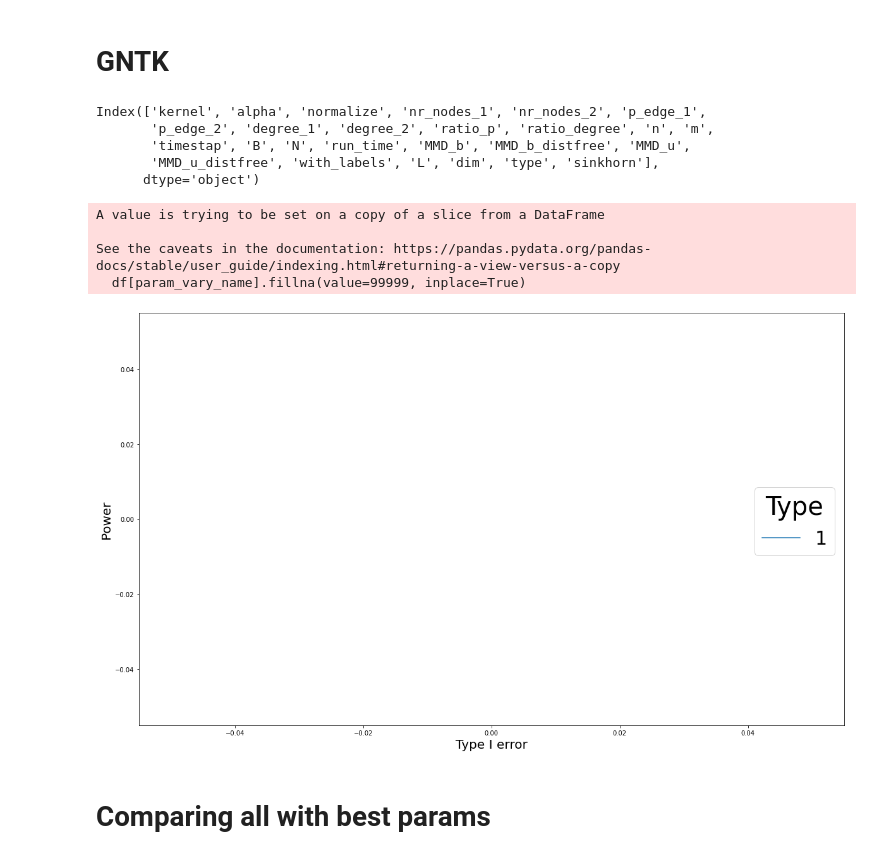
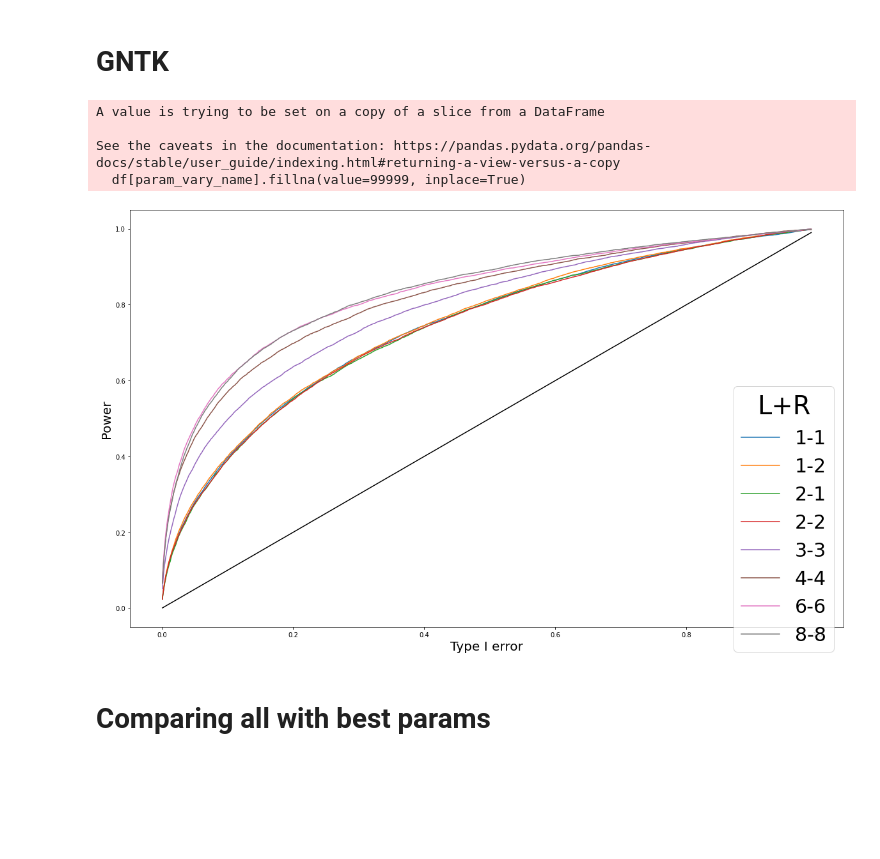
Before and after one commit to ragnarlevi/GTST, a Jupyter notebook: Analysis/BGDegreeAnalysis.ipynb, the cells around one changed output. Cells and saved outputs as stored; diff of their text form; code cells hidden in the pictures; blank space fills up the shorter version.

```diff
--- a/Analysis/BGDegreeAnalysis.ipynb
+++ b/Analysis/BGDegreeAnalysis.ipynb
@@ -549,7 +545,7 @@ print(np.unique(df['n']))
 print(np.unique(df['m']))
 print(np.unique(df['nr_nodes_1']))
 print(np.unique(df['nr_nodes_2']))
-VH = VH.loc[(VH['N'] == 10000) | (VH['N'] == 3000)]
+VH = VH.loc[((VH['N'] == 10000) | (VH['N'] == 3000)) & (VH['nitr'].isna())]
 
 # VH = pd.read_pickle("../data/BGDegreeLabel/SP/n1_20_n2_20_v1_60_v2_60_norm_0_k_0.25'")
 # %% [output]
@@ -678,33 +678,29 @@ data_auc['DK'] = findAUC(keys = keys, params = params_kernel['DK'], stats = ['MM
 # %%
 GNTK = readfoldertopanda("../data/BGDegreeLabel/GNTK")
 GNTK.columns
+
+GNTK['L+R'] = GNTK['L'].astype(str) + "-" +GNTK['dim'].astype(str)
-# %% [output]
-Index(['kernel', 'alpha', 'normalize', 'nr_nodes_1', 'nr_nodes_2', 'p_edge_1',
-       'p_edge_2', 'degree_1', 'degree_2', 'ratio_p', 'ratio_degree', 'n', 'm',
-       'timestap', 'B', 'N', 'run_time', 'MMD_b', 'MMD_b_distfree', 'MMD_u',
-       'MMD_u_distfree', 'with_labels', 'L', 'dim', 'type', 'sinkhorn'],
-      dtype='object')
 # %%
 data['GNTK'] = GNTK
 params_fixed = {'ratio_degree':1.062,
                 'n':20,
                 'm':20,
                 'nr_nodes_1':60,
                 'nr_nodes_2':60,
                 'normalize':0,
                 'type':'uniform',
                 #'L':3,
-                'dim':2,
-                'sinkhorn':0
+                #'dim':3,
+                'sinkhorn':1
                 }
 
 # RW.loc[(RW['tmax'] == 4) | (RW['type'].isin(['ARKL', 'ARKU_plus']))]
 # RW.loc[(RW['tmax'] == 8) | (RW['type'].isin(['ARKL', 'ARKU_plus']))]
 # .loc[(RW['tmax'] == 4) | (RW['type'].isin(['exponential', 'ARKU_plus']))]
-plotVaryingBGDEG(df = GNTK, param_vary_name = "dim", params_fixed = params_fixed, mmd_stat = "MMD_u", color_name = "tab10", disp_title=False, legend_title= 'Type')
+plotVaryingBGDEG(df = GNTK, param_vary_name = "L+R", params_fixed = params_fixed, mmd_stat = "MMD_u", color_name = "tab10", disp_title=False, legend_title= 'L+R')
 # %% [output]
 A value is trying to be set on a copy of a slice from a DataFrame
 
 See the caveats in the documentation: https://pandas.pydata.org/pandas-docs/stable/user_guide/indexing.html#returning-a-view-versus-a-copy
   df[param_vary_name].fillna(value=99999, inplace=True)
-[figure, old version]
+[figure, new version]
```
Also changed, not shown: parts of 15 cells of this notebook, 34 other files.
